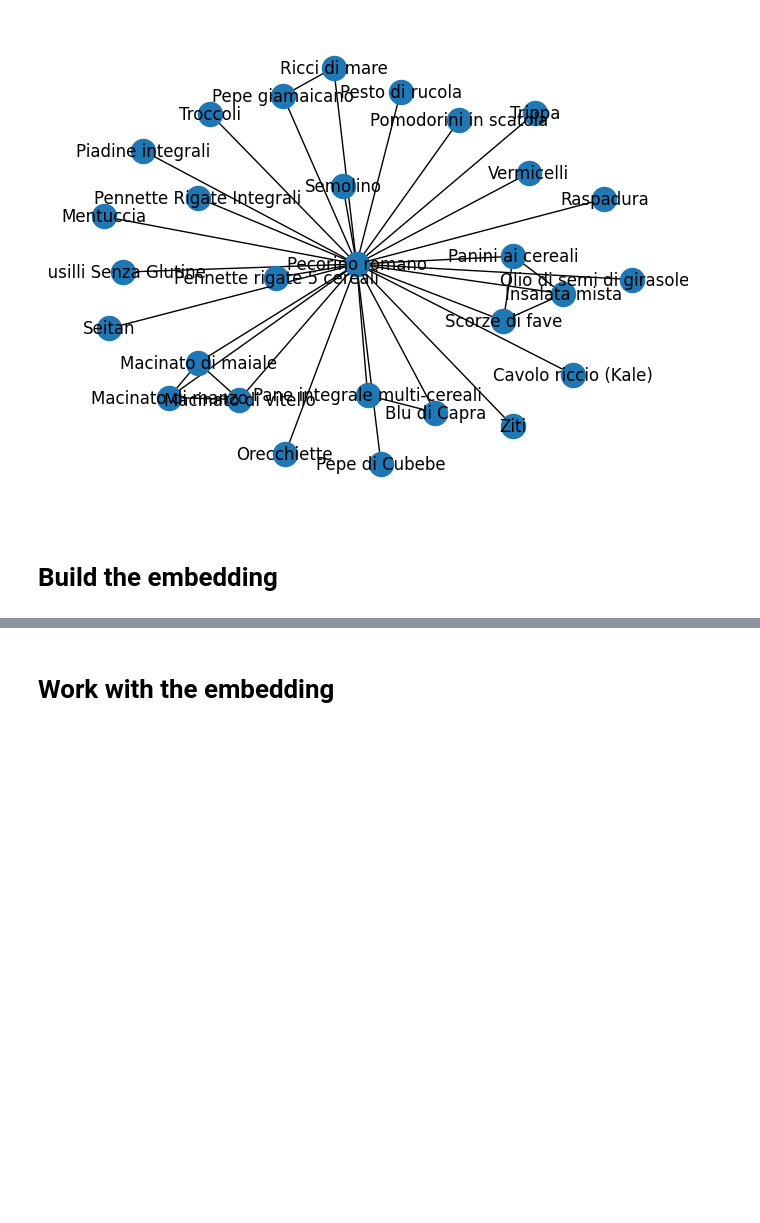
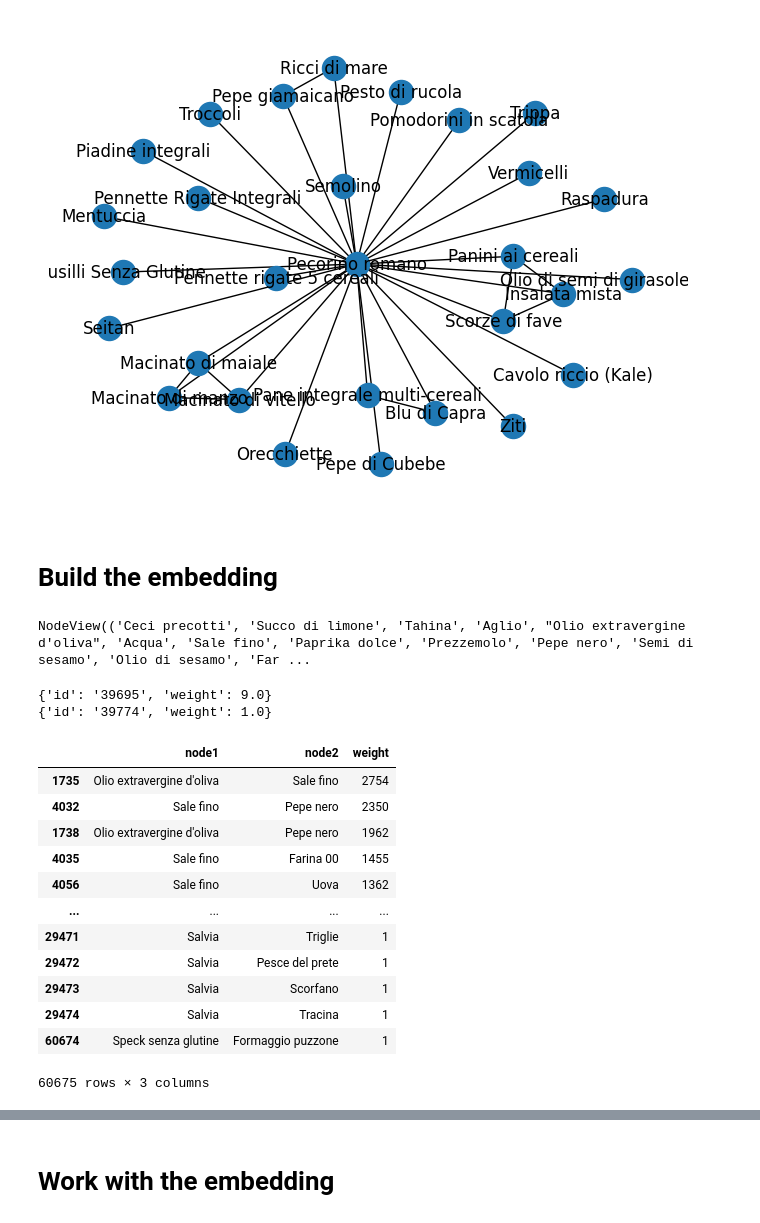
Before and after one commit to andreavitaletti/foogame, a Jupyter notebook: code/analysis.ipynb, the cells around one changed output, grey strips where cells are left out. Saved outputs shown, nothing was run; the diff lists cells and outputs as text; code cells hidden in the pictures; blank space fills up the shorter version.

```diff
--- a/code/analysis.ipynb
+++ b/code/analysis.ipynb
@@ -278,3 +278,13 @@ nx.draw(view, with_labels = True)
 
 import networkx as nx
 G = nx.read_gexf("data/gz_graph_weighted.gexf")
+# %%
+G.nodes
+# %% [output]
+NodeView(('Ceci precotti', 'Succo di limone', 'Tahina', 'Aglio', "Olio extravergine d'oliva", 'Acqua', 'Sale fino', 'Paprika dolce', 'Prezzemolo', 'Pepe nero', 'Semi di sesamo', 'Olio di sesamo', 'Far ...
+# %%
+print(G.get_edge_data('Pecorino romano','Guanciale'))
+print(G.get_edge_data('Pecorino romano','Scorze di fave'))
+# %% [output]
+{'id': '39695', 'weight': 9.0}
+{'id': '39774', 'weight': 1.0}
@@ -280,0 +297,16 @@ G = nx.read_gexf("data/gz_graph_weighted.gexf")
+# %%
+df.sort_values('weight', ascending=False)
+# %% [output]
+|  | node1 | node2 | weight |
+| 1735 | Olio extravergine d'oliva | Sale fino | 2754 |
+| 4032 | Sale fino | Pepe nero | 2350 |
+| 1738 | Olio extravergine d'oliva | Pepe nero | 1962 |
+| 4035 | Sale fino | Farina 00 | 1455 |
+| 4056 | Sale fino | Uova | 1362 |
+| ... | ... | ... | ... |
+| 29471 | Salvia | Triglie | 1 |
+| 29472 | Salvia | Pesce del prete | 1 |
+| 29473 | Salvia | Scorfano | 1 |
+| 29474 | Salvia | Tracina | 1 |
+| 60674 | Speck senza glutine | Formaggio puzzone | 1 |
+60675 rows × 3 columns
```
Also changed, not shown: parts of 18 cells of this notebook.
